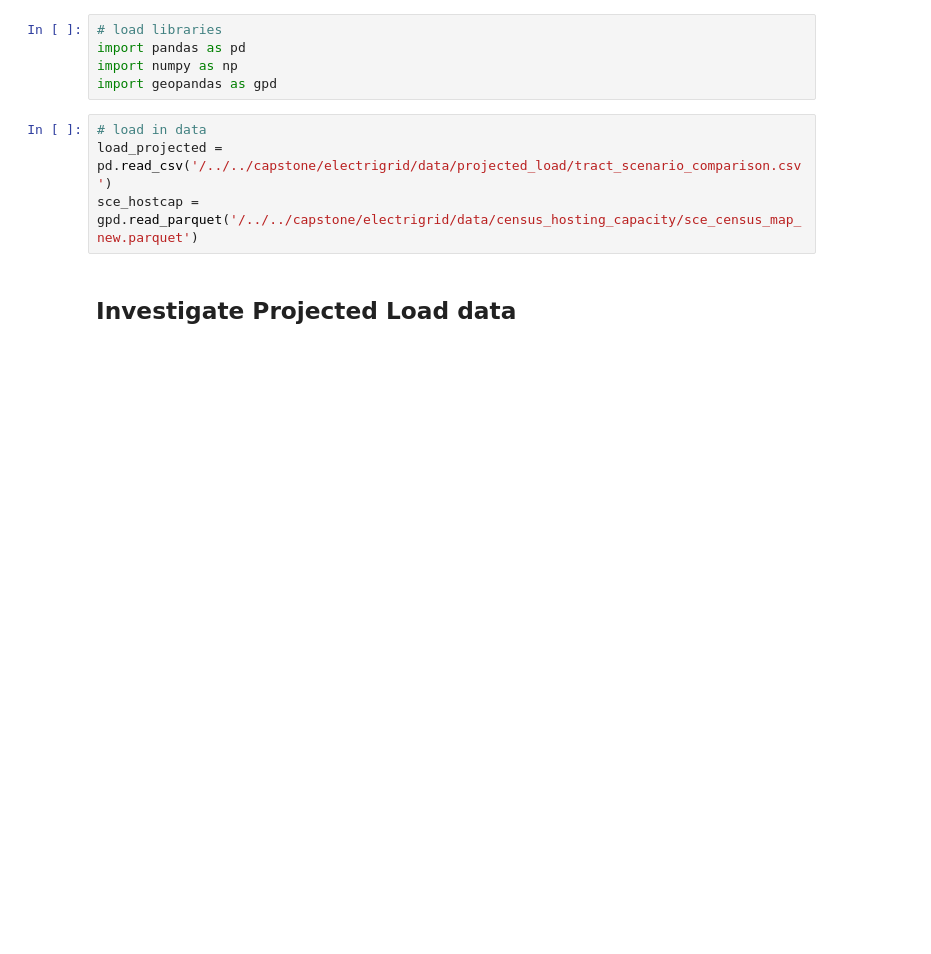
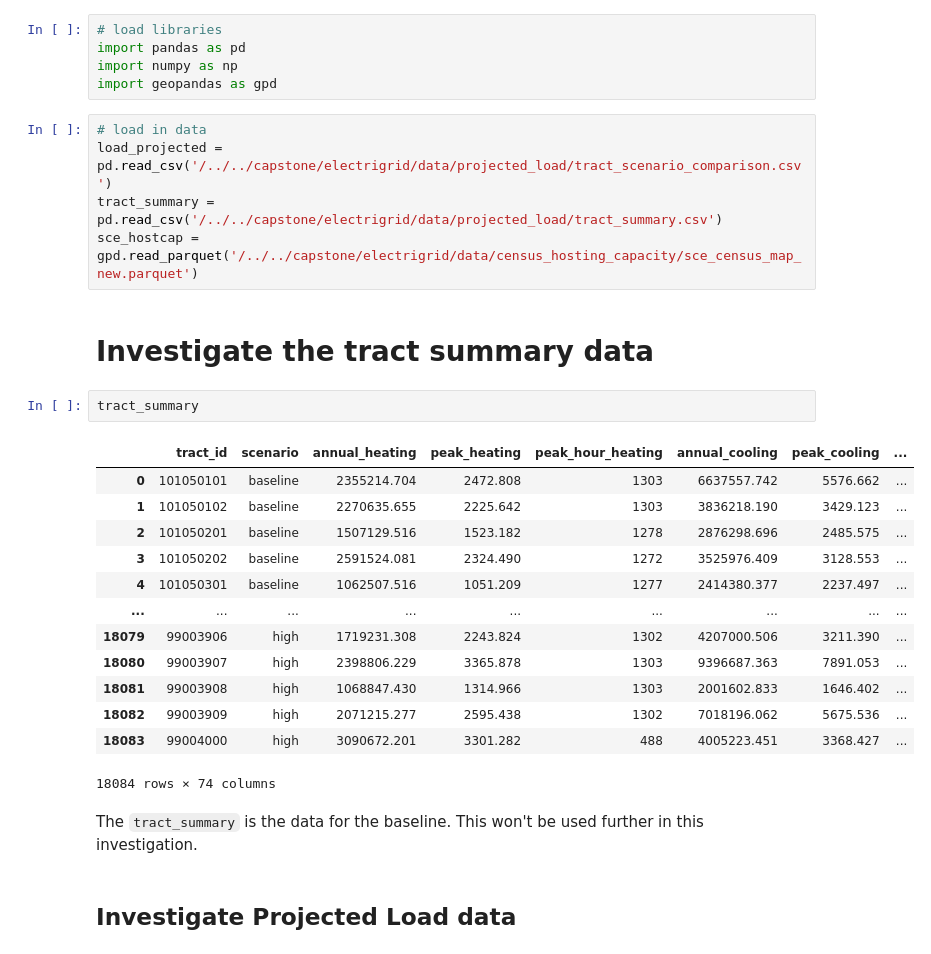
Before and after one commit to ElectriGrid/projected-load-analysis, a Jupyter notebook: headroom_vs_projected.ipynb, the cells around one changed output. Drawn from its saved outputs; the diff is of its cells as text; blank space fills up the shorter version.

```diff
--- a/headroom_vs_projected.ipynb
+++ b/headroom_vs_projected.ipynb
@@ -10,7 +10,28 @@ import geopandas as gpd
 # %%
 # load in data
 load_projected = pd.read_csv('/../../capstone/electrigrid/data/projected_load/tract_scenario_comparison.csv')
+tract_summary = pd.read_csv('/../../capstone/electrigrid/data/projected_load/tract_summary.csv')
 sce_hostcap = gpd.read_parquet('/../../capstone/electrigrid/data/census_hosting_capacity/sce_census_map_new.parquet')
+# %% [markdown]
+# Investigate the tract summary data
+# %%
+tract_summary
+# %% [output]
+|  | tract_id | scenario | annual_heating | peak_heating | peak_hour_heating | annual_cooling | peak_cooling | ... |
+| 0 | 101050101 | baseline | 2355214.704 | 2472.808 | 1303 | 6637557.742 | 5576.662 | ... |
+| 1 | 101050102 | baseline | 2270635.655 | 2225.642 | 1303 | 3836218.190 | 3429.123 | ... |
+| 2 | 101050201 | baseline | 1507129.516 | 1523.182 | 1278 | 2876298.696 | 2485.575 | ... |
+| 3 | 101050202 | baseline | 2591524.081 | 2324.490 | 1272 | 3525976.409 | 3128.553 | ... |
+| 4 | 101050301 | baseline | 1062507.516 | 1051.209 | 1277 | 2414380.377 | 2237.497 | ... |
+| ... | ... | ... | ... | ... | ... | ... | ... | ... |
+| 18079 | 99003906 | high | 1719231.308 | 2243.824 | 1302 | 4207000.506 | 3211.390 | ... |
+| 18080 | 99003907 | high | 2398806.229 | 3365.878 | 1303 | 9396687.363 | 7891.053 | ... |
+| 18081 | 99003908 | high | 1068847.430 | 1314.966 | 1303 | 2001602.833 | 1646.402 | ... |
+| 18082 | 99003909 | high | 2071215.277 | 2595.438 | 1302 | 7018196.062 | 5675.536 | ... |
+| 18083 | 99004000 | high | 3090672.201 | 3301.282 | 488 | 4005223.451 | 3368.427 | ... |
+18084 rows × 74 columns
+# %% [markdown]
+The `tract_summary` is the data for the baseline. This won't be used further in this investigation.
 # %% [markdown]
 ## Investigate Projected Load data
 # %%
```
Also changed, not shown: parts of 7 cells of this notebook.
